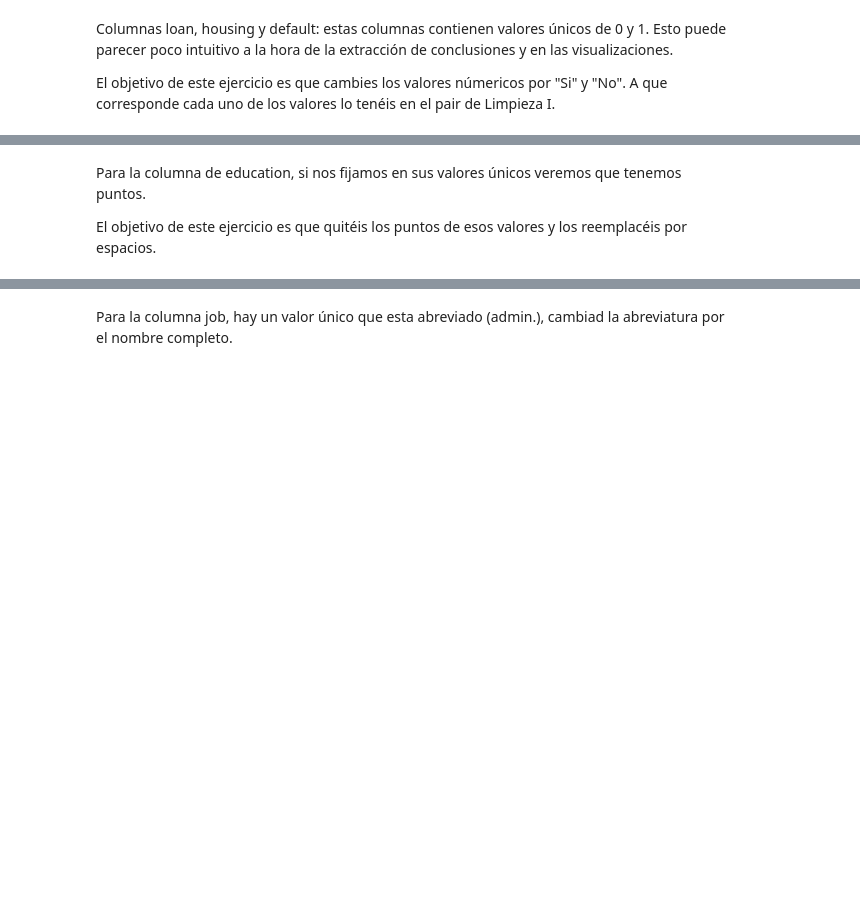
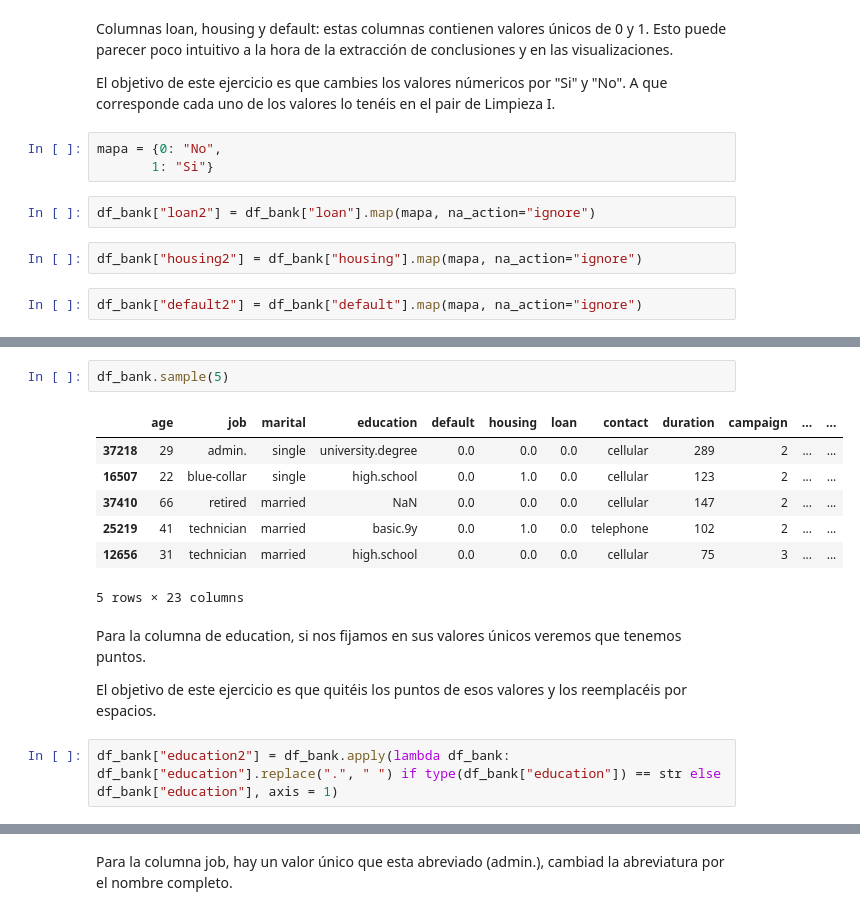
Before and after one commit to Adalab/promo_d_da_modulo2_sprint2_Silvia_Paula, a Jupyter notebook: Limpieza-II.ipynb, the cells around one changed output, grey strips where cells are left out. Cells and saved outputs as stored; diff of their text form; blank space fills up the shorter version.

```diff
--- a/Limpieza-II.ipynb
+++ b/Limpieza-II.ipynb
@@ -2,3 +31,12 @@
 Columnas loan, housing y default: estas columnas contienen valores únicos de 0 y 1. Esto puede parecer poco intuitivo a la hora de la extracción de conclusiones y en las visualizaciones.
 
 El objetivo de este ejercicio es que cambies los valores númericos por "Si" y "No". A que corresponde cada uno de los valores lo tenéis en el pair de Limpieza I.
+# %%
+mapa = {0: "No",
+       1: "Si"}
+# %%
+df_bank["loan2"] = df_bank["loan"].map(mapa, na_action="ignore")
+# %%
+df_bank["housing2"] = df_bank["housing"].map(mapa, na_action="ignore")
+# %%
+df_bank["default2"] = df_bank["default"].map(mapa, na_action="ignore")
@@ -5,4 +51,16 @@ El objetivo de este ejercicio es que cambies los valores númericos por "Si" y "
+# %%
+df_bank.sample(5)
+# %% [output]
+|  | age | job | marital | education | default | housing | loan | contact | duration | campaign | ... | ... |
+| 37218 | 29 | admin. | single | university.degree | 0.0 | 0.0 | 0.0 | cellular | 289 | 2 | ... | ... |
+| 16507 | 22 | blue-collar | single | high.school | 0.0 | 1.0 | 0.0 | cellular | 123 | 2 | ... | ... |
+| 37410 | 66 | retired | married | NaN | 0.0 | 0.0 | 0.0 | cellular | 147 | 2 | ... | ... |
+| 25219 | 41 | technician | married | basic.9y | 0.0 | 1.0 | 0.0 | telephone | 102 | 2 | ... | ... |
+| 12656 | 31 | technician | married | high.school | 0.0 | 0.0 | 0.0 | cellular | 75 | 3 | ... | ... |
+5 rows × 23 columns
 # %% [markdown]
 Para la columna de education, si nos fijamos en sus valores únicos veremos que tenemos puntos.
 
 El objetivo de este ejercicio es que quitéis los puntos de esos valores y los reemplacéis por espacios.
+# %%
+df_bank["education2"] = df_bank.apply(lambda df_bank: df_bank["education"].replace(".", " ") if type(df_bank["education"]) == str else df_bank["education"], axis = 1)
```
Also changed, not shown: parts of 11 cells of this notebook, 2 other files.
